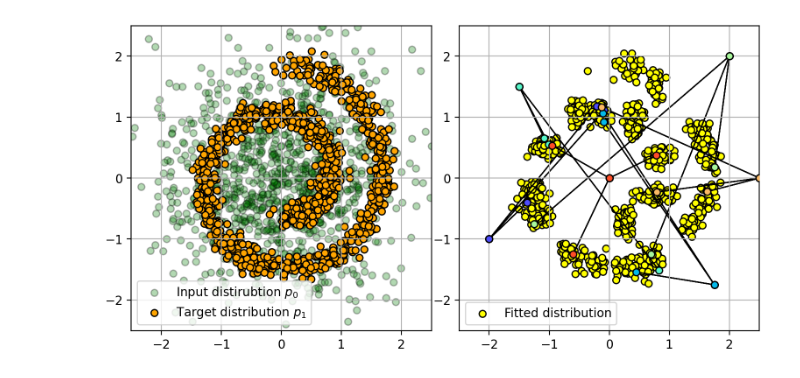
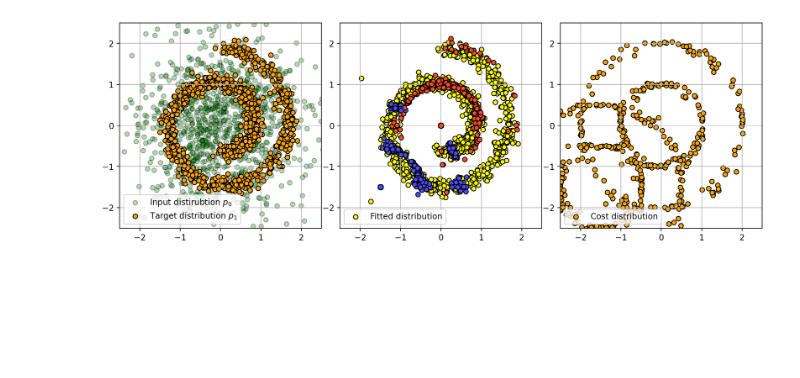
Before and after one commit to MuXauJl11110/EBiEOT, a Jupyter notebook: notebooks/swiss_roll_plot.ipynb, the cells around one changed output. Saved outputs shown, nothing was run; the diff lists cells and outputs as text; code cells hidden in the pictures; blank space fills up the shorter version.

```diff
--- a/notebooks/swiss_roll_plot.ipynb
+++ b/notebooks/swiss_roll_plot.ipynb
@@ -17,11 +20,11 @@ from src.light_gcot import LightGCOT
 # %%
 models = []
-m_potentials = 4
+m_potentials = 200
 n_potentials = 500
-epsilon = 0.1
-exp_cost = "uniform_on_circle"
+epsilon = 0.002
+exp_cost = "double_uniform_on_circle_plus_x"
 exp_cost_included = False
-exp_meta_info = "_R=2_D=diag(0.5, 2)"
+exp_meta_info = "_R=1_D=diag(0.1, 10)_R=2_D=diag(0.1, 10)"
 max_steps = 20000
 
 for eps in [epsilon]:
@@ -43,5 +46,5 @@ for eps in [epsilon]:
     D.load_state_dict(torch.load(os.path.join(OUTPUT_PATH, f"D.pt")))
     models.append(D)
 # %%
-X_sampler = StandardNormalSampler(dim=2, device="cpu")
-Y_sampler = SwissRollSampler(dim=2, device="cpu")
+X_sampler = StandardNormalSampler(dim=2, device="cuda")
+Y_sampler = SwissRollSampler(dim=2, device="cuda")
@@ -50,73 +55,92 @@ NUM_STARTING_POINTS = 6
 # %%
+NUM_SAMPLES = 1024
+NUM_STARTING_POINTS = 2
 colors_chosen = cm.rainbow(np.linspace(0.1, 0.9, NUM_STARTING_POINTS))
 # %%
-SEED = 12
+NUM_ENDING_POINTS = 256
 
-torch.manual_seed(SEED)
-np.random.seed(SEED)
-
-fig, axes = plt.subplots(1, 2, figsize=(7.5, 3.75), dpi=200)
+fig, axes = plt.subplots(1, 3, figsize=(11.25, 3.75), dpi=200)
 
 for ax in axes:
     ax.grid(zorder=-20)
 
-x_samples = X_sampler.sample(1024)
-y_samples = Y_sampler.sample(1024)
-tr_samples = torch.tensor([[-2.0, -1.0], [1.75, -1.75], [-1.5, 1.5], [2, 2], [2.5, 0], [0.0, 0.0]])
+x_samples = X_sampler.sample(NUM_SAMPLES)
+y_samples = Y_sampler.sample(NUM_SAMPLES)
+tr_samples = torch.tensor([[-1.5, -1.5], [0.0, 0.0], [1.0, -2.0], [-1.5, 1.25], [1.5, 2.0]])[:NUM_STARTING_POINTS]
 
-tr_samples = tr_samples[None].repeat(3, 1, 1).reshape(3 * NUM_STARTING_POINTS, 2)
+tr_samples = tr_samples[None].repeat(NUM_ENDING_POINTS, 1, 1).reshape(NUM_ENDING_POINTS * NUM_STARTING_POINTS, 2)
 
 axes[0].scatter(
-    x_samples[:, 0], x_samples[:, 1], alpha=0.3, c="g", s=32, edgecolors="black", label=r"Input distirubtion $p_0$"
+    x_samples[:, 0].cpu().numpy(),
+    x_samples[:, 1].cpu().numpy(),
+    alpha=0.3,
+    c="g",
+    s=32,
+    edgecolors="black",
+    label=r"Input distirubtion $p_0$",
 )
 axes[0].scatter(
-    y_samples[:, 0], y_samples[:, 1], c="orange", s=32, edgecolors="black", label=r"Target distribution $p_1$"
+    y_samples[:, 0].cpu().numpy(),
+    y_samples[:, 1].cpu().numpy(),
+    c="orange",
+    s=32,
+    edgecolors="black",
+    label=r"Target distribution $p_1$",
+)
+
+
+b_m = D.compute_b_m(tr_samples)
+B_m = D.compute_B_m(tr_samples)
+log_v_m = D.compute_log_v_m(tr_samples)
+y_cost_sample = D.compute_cost(b_m, B_m, log_v_m, sample=True).cpu().numpy()
+axes[2].scatter(
+    y_cost_sample[:, 0], y_cost_sample[:, 1], c="orange", s=32, edgecolors="black", label=r"Cost distribution"
 )
 
 for ax, model in zip(axes[1:], models):
-    y_pred = model(x_samples)
+    y_pred = model(x_samples).cpu().numpy()
 
     ax.scatter(y_pred[:, 0], y_pred[:, 1], c="yellow", s=32, edgecolors="black", label="Fitted distribution", zorder=1)
 
-    tr_samples_pred = model(tr_samples)
-    for i in range(3):
+    tr_samples_pred = model(tr_samples).cpu().numpy()
+    for i in range(NUM_ENDING_POINTS):
         for j, (point, point_pred) in enumerate(
             zip(
-                tr_samples[i * NUM_STARTING_POINTS : (i + 1) * NUM_STARTING_POINTS],
+                tr_samples[i * NUM_STARTING_POINTS : (i + 1) * NUM_STARTING_POINTS].cpu().numpy(),
                 tr_samples_pred[i * NUM_STARTING_POINTS : (i + 1) * NUM_STARTING_POINTS],
             )
         ):
             ax.scatter(
                 point[0],
                 point[1],
                 color=colors_chosen[j],
-                s=32,
+                s=40,
                 # label=r"Trajectory start ($x \sim p_0$)",
                 zorder=3,
                 edgecolors="black",
             )
             ax.scatter(
                 point_pred[0],
                 point_pred[1],
                 color=colors_chosen[j],
                 s=32,
                 # label=r"Trajectory end ($x \sim p_1$)",
                 zorder=3,
                 edgecolors="black",
             )
-            ax.arrow(
-                point[0],
-                point[1],
-                point_pred[0] - point[0],
-                point_pred[1] - point[1],
-            )
+            # ax.arrow(
+            #     point[0],
+            #     point[1],
+            #     point_pred[0] - point[0],
+            #     point_pred[1] - point[1],
+            # )
 
 
-for ax in axes:
+for i, ax in enumerate(axes):
     ax.set_xlim([-2.5, 2.5])
     ax.set_ylim([-2.5, 2.5])
     ax.legend(loc="lower left")
 
 fig.tight_layout(pad=0.1)
 # %% [output]
-[figure, old version]
+[figure, new version]
```
Also changed, not shown: parts of 3 cells of this notebook, 23 other files.
